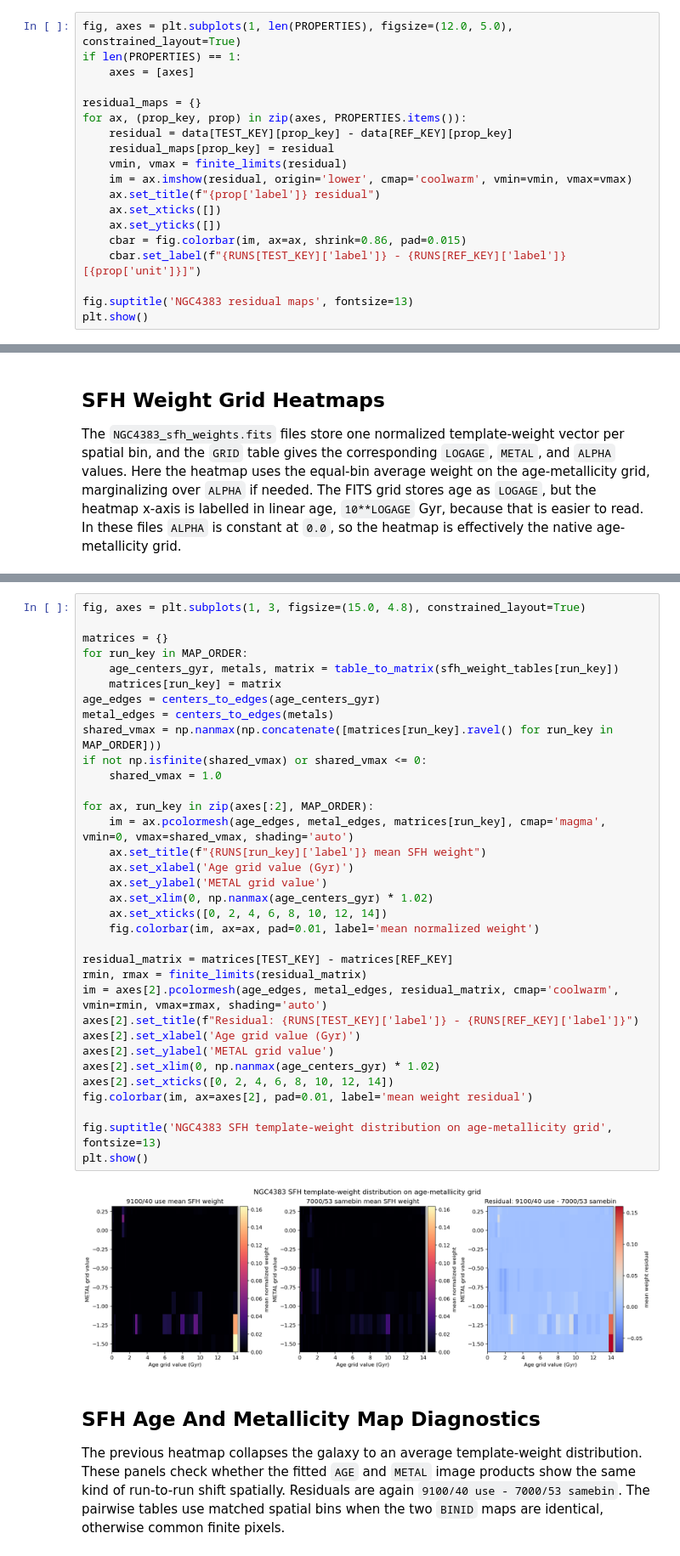
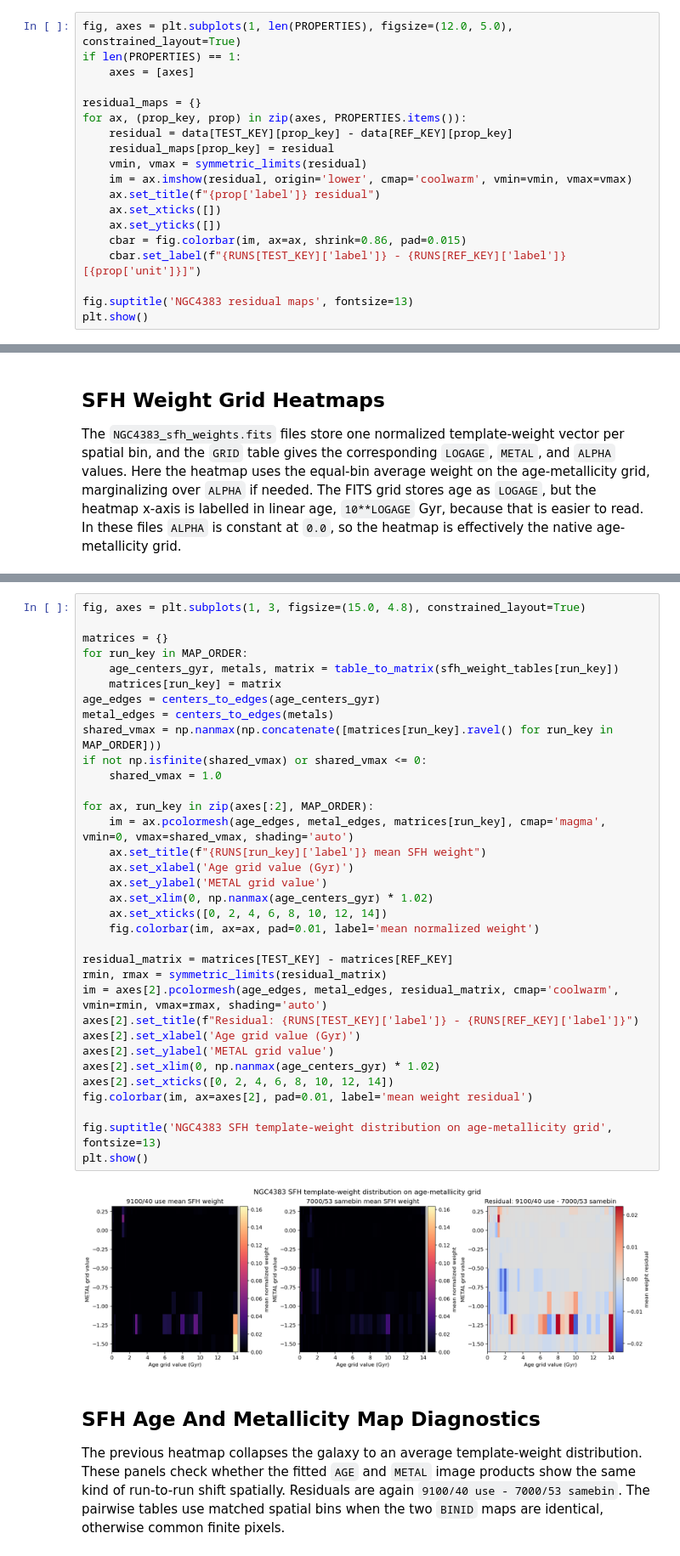
Before and after one commit to Rongjun-ANU/ICRAR-MAUVE, a Jupyter notebook: further/20260518_check_SFH_mass_NGC4383_9100_40_use_vs_7000_53_samebin.ipynb, the cells around one changed output, grey strips where cells are left out. Shown at 85% size. Saved outputs shown, nothing was run; the diff lists cells and outputs as text.

```diff
--- a/further/20260518_check_SFH_mass_NGC4383_9100_40_use_vs_7000_53_samebin.ipynb
+++ b/further/20260518_check_SFH_mass_NGC4383_9100_40_use_vs_7000_53_samebin.ipynb
@@ -337,7 +337,7 @@ residual_maps = {}
 for ax, (prop_key, prop) in zip(axes, PROPERTIES.items()):
     residual = data[TEST_KEY][prop_key] - data[REF_KEY][prop_key]
     residual_maps[prop_key] = residual
-    vmin, vmax = finite_limits(residual)
+    vmin, vmax = symmetric_limits(residual)
     im = ax.imshow(residual, origin='lower', cmap='coolwarm', vmin=vmin, vmax=vmax)
     ax.set_title(f"{prop['label']} residual")
     ax.set_xticks([])
@@ -646,35 +646,35 @@ matrices = {}
 for run_key in MAP_ORDER:
     age_centers_gyr, metals, matrix = table_to_matrix(sfh_weight_tables[run_key])
     matrices[run_key] = matrix
 age_edges = centers_to_edges(age_centers_gyr)
 metal_edges = centers_to_edges(metals)
 shared_vmax = np.nanmax(np.concatenate([matrices[run_key].ravel() for run_key in MAP_ORDER]))
 if not np.isfinite(shared_vmax) or shared_vmax <= 0:
     shared_vmax = 1.0
 
 for ax, run_key in zip(axes[:2], MAP_ORDER):
     im = ax.pcolormesh(age_edges, metal_edges, matrices[run_key], cmap='magma', vmin=0, vmax=shared_vmax, shading='auto')
     ax.set_title(f"{RUNS[run_key]['label']} mean SFH weight")
     ax.set_xlabel('Age grid value (Gyr)')
     ax.set_ylabel('METAL grid value')
     ax.set_xlim(0, np.nanmax(age_centers_gyr) * 1.02)
     ax.set_xticks([0, 2, 4, 6, 8, 10, 12, 14])
     fig.colorbar(im, ax=ax, pad=0.01, label='mean normalized weight')
 
 residual_matrix = matrices[TEST_KEY] - matrices[REF_KEY]
-rmin, rmax = finite_limits(residual_matrix)
+rmin, rmax = symmetric_limits(residual_matrix)
 im = axes[2].pcolormesh(age_edges, metal_edges, residual_matrix, cmap='coolwarm', vmin=rmin, vmax=rmax, shading='auto')
 axes[2].set_title(f"Residual: {RUNS[TEST_KEY]['label']} - {RUNS[REF_KEY]['label']}")
 axes[2].set_xlabel('Age grid value (Gyr)')
 axes[2].set_ylabel('METAL grid value')
 axes[2].set_xlim(0, np.nanmax(age_centers_gyr) * 1.02)
 axes[2].set_xticks([0, 2, 4, 6, 8, 10, 12, 14])
 fig.colorbar(im, ax=axes[2], pad=0.01, label='mean weight residual')
 
 fig.suptitle('NGC4383 SFH template-weight distribution on age-metallicity grid', fontsize=13)
 plt.show()
 # %% [output]
-[figure, old version]
+[figure, new version]
 # %% [markdown]
 ## SFH Age And Metallicity Map Diagnostics
 
```
Also changed, not shown: parts of 2 cells of this notebook, 13 other files.
